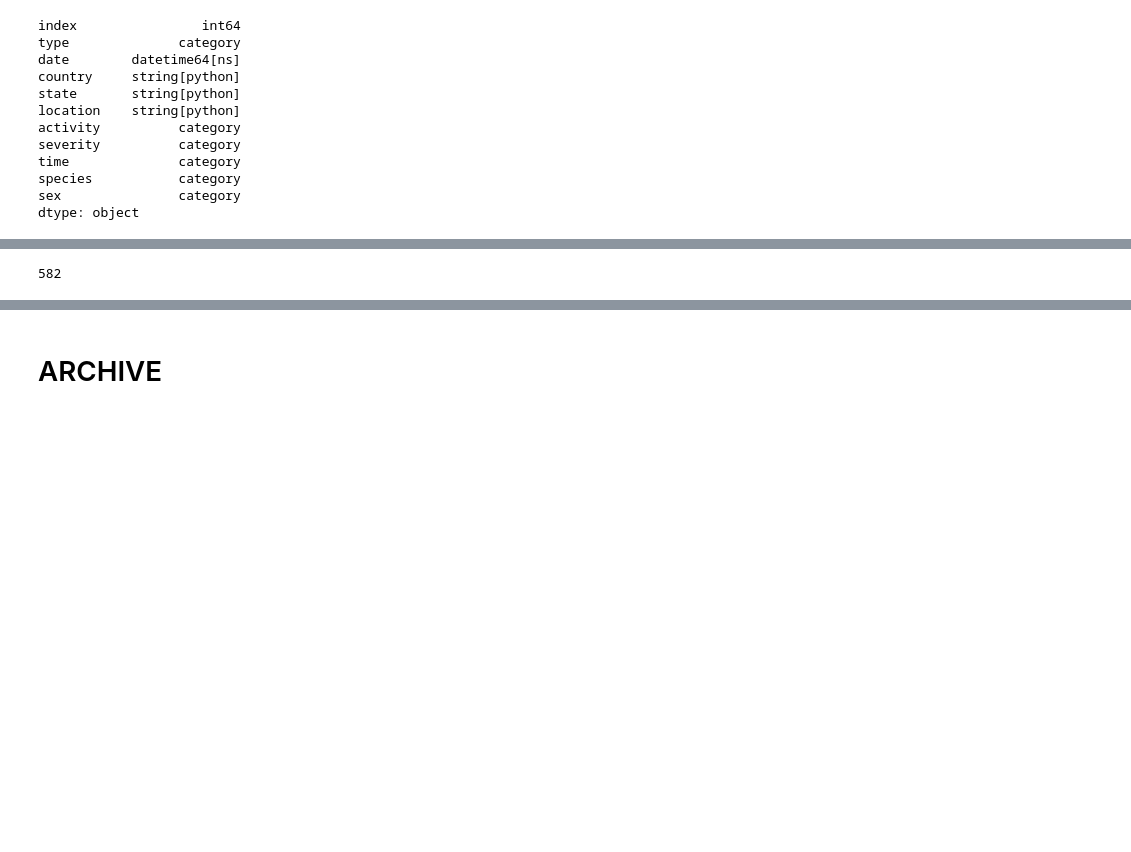
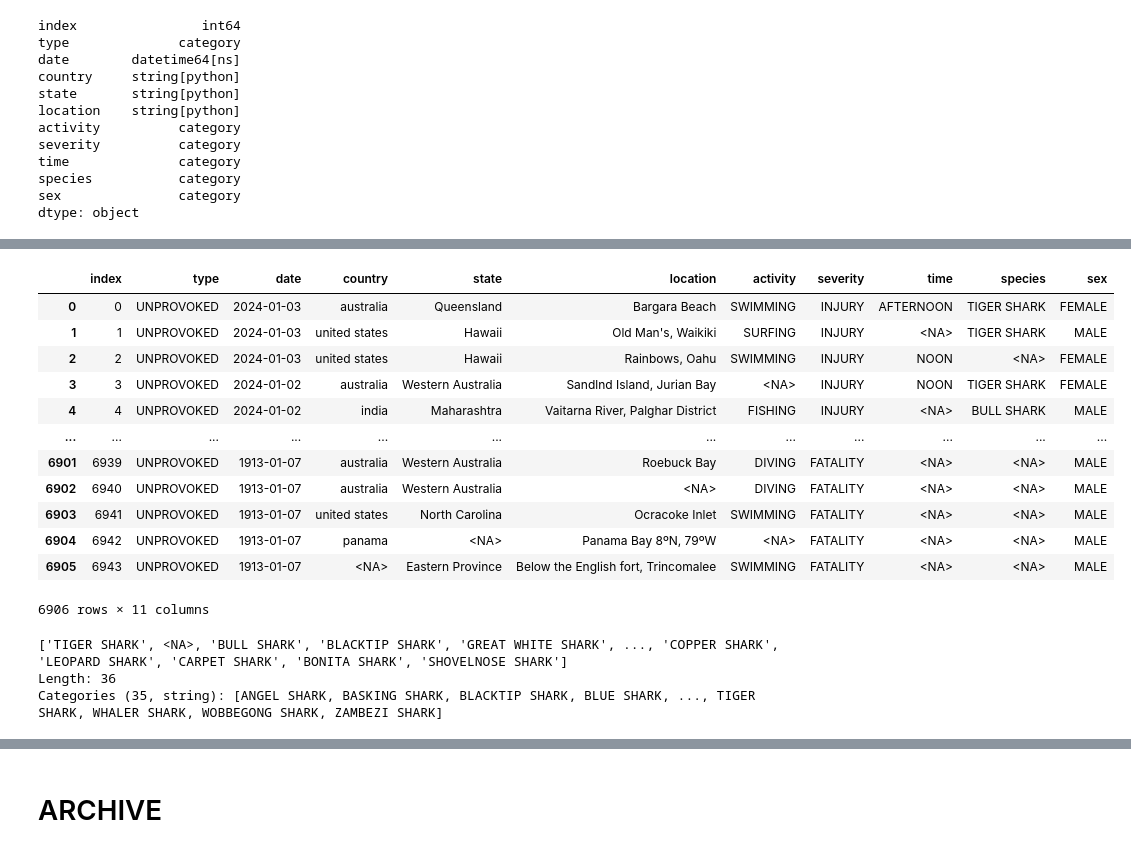
Before and after one commit to JimiHenning/Shark-Quest, a Jupyter notebook: main.ipynb, the cells around one changed output, grey strips where cells are left out. Saved outputs shown, nothing was run; the diff lists cells and outputs as text; code cells hidden in the pictures; blank space fills up the shorter version.

Commit message:
fixed categories

```diff
--- a/main.ipynb
+++ b/main.ipynb
@@ -431,8 +403,25 @@ shark_attacks.select_dtypes(include=['category'])
 # %%
 #export to csv
 #shark_attacks.to_csv('shark_attacks_cleaned.csv', index=False)
+display(shark_attacks)
+shark_attacks['species'].unique()
 # %% [output]
+|  | index | type | date | country | state | location | activity | severity | time | species | sex |
+| 0 | 0 | UNPROVOKED | 2024-01-03 | australia | Queensland | Bargara Beach | SWIMMING | INJURY | AFTERNOON | TIGER SHARK | FEMALE |
+| 1 | 1 | UNPROVOKED | 2024-01-03 | united states | Hawaii | Old Man's, Waikiki | SURFING | INJURY | <NA> | TIGER SHARK | MALE |
+| 2 | 2 | UNPROVOKED | 2024-01-03 | united states | Hawaii | Rainbows, Oahu | SWIMMING | INJURY | NOON | <NA> | FEMALE |
+| 3 | 3 | UNPROVOKED | 2024-01-02 | australia | Western Australia | Sandlnd Island, Jurian Bay | <NA> | INJURY | NOON | TIGER SHARK | FEMALE |
+| 4 | 4 | UNPROVOKED | 2024-01-02 | india | Maharashtra | Vaitarna River, Palghar District | FISHING | INJURY | <NA> | BULL SHARK | MALE |
+| ... | ... | ... | ... | ... | ... | ... | ... | ... | ... | ... | ... |
+| 6901 | 6939 | UNPROVOKED | 1913-01-07 | australia | Western Australia | Roebuck Bay | DIVING | FATALITY | <NA> | <NA> | MALE |
+| 6902 | 6940 | UNPROVOKED | 1913-01-07 | australia | Western Australia | <NA> | DIVING | FATALITY | <NA> | <NA> | MALE |
+| 6903 | 6941 | UNPROVOKED | 1913-01-07 | united states | North Carolina | Ocracoke Inlet | SWIMMING | FATALITY | <NA> | <NA> | MALE |
+| 6904 | 6942 | UNPROVOKED | 1913-01-07 | panama | <NA> | Panama Bay 8ºN, 79ºW | <NA> | FATALITY | <NA> | <NA> | MALE |
+| 6905 | 6943 | UNPROVOKED | 1913-01-07 | <NA> | Eastern Province | Below the English fort, Trincomalee | SWIMMING | FATALITY | <NA> | <NA> | MALE |
-582
+6906 rows × 11 columns
+['TIGER SHARK', <NA>, 'BULL SHARK', 'BLACKTIP SHARK', 'GREAT WHITE SHARK', ..., 'COPPER SHARK', 'LEOPARD SHARK', 'CARPET SHARK', 'BONITA SHARK', 'SHOVELNOSE SHARK']
+Length: 36
+Categories (35, string): [ANGEL SHARK, BASKING SHARK, BLACKTIP SHARK, BLUE SHARK, ..., TIGER SHARK, WHALER SHARK, WOBBEGONG SHARK, ZAMBEZI SHARK]
 # %%
 shark_attacks_clean = shark_attacks.copy()
 shark_attacks_clean
```
Also changed, not shown: parts of 5 cells of this notebook, 2 other files.
